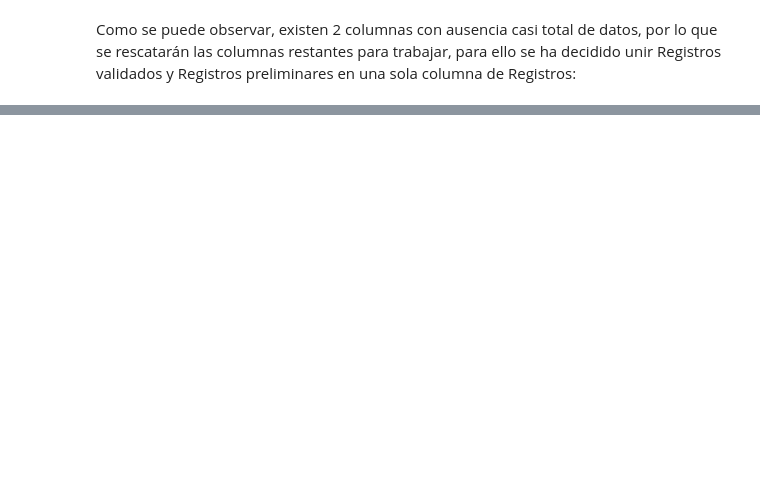
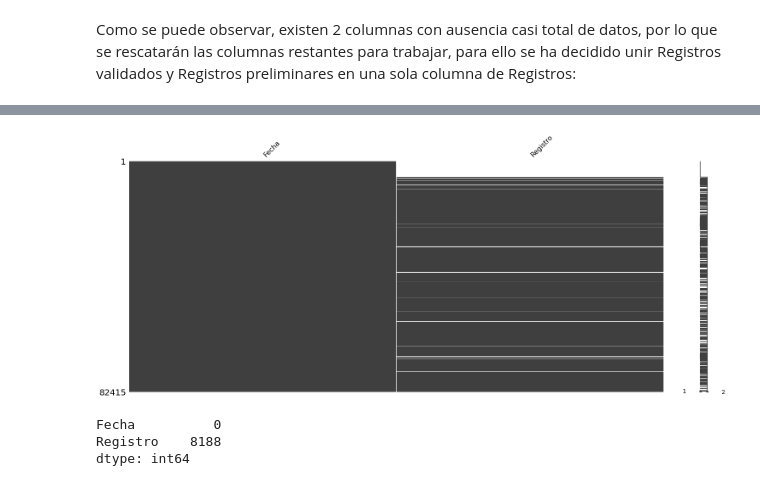
Before and after one commit to Sakutwf/ProyectoFinalMachineLearning, a Jupyter notebook: Proyecto_Final_Machine_Learning.ipynb, the cells around one changed output, grey strips where cells are left out. Saved outputs shown, nothing was run; the diff lists cells and outputs as text; code cells hidden in the pictures; blank space fills up the shorter version.

```diff
--- a/Proyecto_Final_Machine_Learning.ipynb
+++ b/Proyecto_Final_Machine_Learning.ipynb
@@ -99,22 +94,28 @@ plt.show()
 # %% [markdown]
 Como se puede observar, existen 2 columnas con ausencia casi total de datos, por lo que se rescatarán las columnas restantes para trabajar, para ello se ha decidido unir Registros validados y Registros preliminares en una sola columna de Registros:
 # %%
-!pip install plotly==5.4.0
+
 df2 = df1.copy()
-df1 = pd.DataFrame(df2[['Fecha']])
-df1['Registros validados'] = df2['Registros validados']
-df1['Registros preliminares'] = df2['Registros preliminares']
-df1['Registro'] = df2['Registros validados'].astype(str) + df2['Registros preliminares'].astype(str)
+toolData = pd.DataFrame(df2[['Fecha']])
+toolData['Registros validados'] = df2['Registros validados']
+toolData['Registros preliminares'] = df2['Registros preliminares']
+toolData['Registro'] = df2['Registros validados'].astype(str) + df2['Registros preliminares'].astype(str)
 
 #Como ya se han juntado las columnas de registros validados y preliminares, se elimina el resto
 
-df2.drop(['Registros validados','Registros preliminares'], axis=1, inplace=True)
+toolData.drop(['Registros validados','Registros preliminares'], axis=1, inplace=True)
 
 #Como se observó en el punto anterior, existen filas que no poseen datos, por lo que la ausencia de ellos
 #Se representará con un NaN, junto con ello, los datos se transformarán a tipo float
+auxRegistro = toolData['Registro']
 
-column = []
-for index, item in column.iteritems():
-    column.append(item.replace("NaN",""))
 
-df2['Registro'] = column
+
+auxRegistro1 = []
+for index, item in auxRegistro.iteritems():
+    auxRegistro1.append(item.replace("nan",""))
+toolData['Registro'] = auxRegistro1
+
+toolData = toolData.replace(r'^\s*$', np.NaN, regex=True)
+toolData = toolData.replace(r',', '.', regex=True)
+toolData['Registro'] = toolData['Registro'].astype(float)
@@ -133,0 +122,12 @@ AttributeError: ignored
+# %%
+
+
+msno.matrix(toolData)
+plt.show()
+
+print(toolData.isnull().sum())
+# %% [output]
+[figure, added]
+Fecha          0
+Registro    8188
+dtype: int64
```
Also changed, not shown: parts of 5 cells of this notebook.
